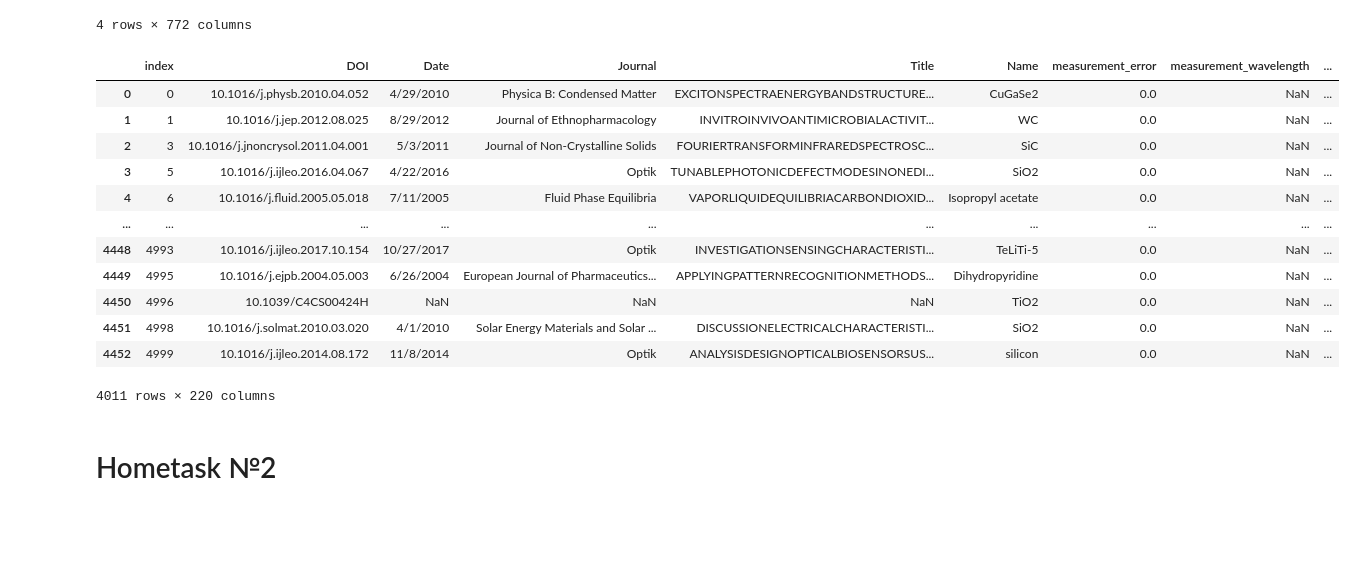
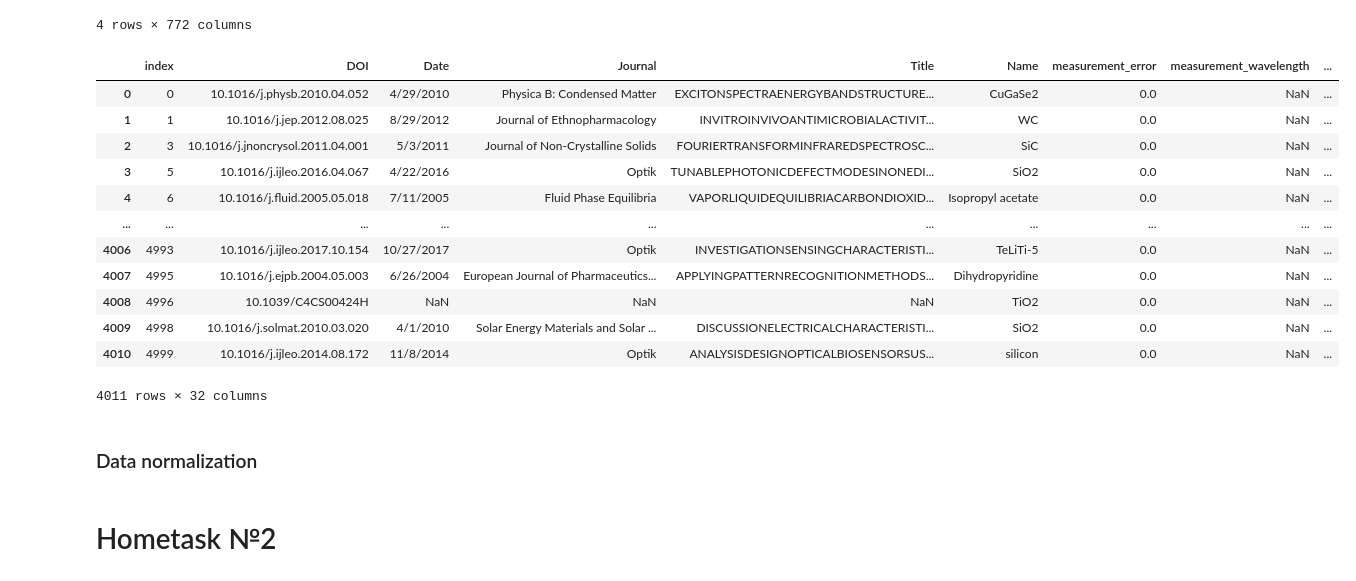
Before and after one commit to AsyaOrlova/ChemAlgorithmsCourse, a Jupyter notebook: hw_1.ipynb, the cells around one changed output. Drawn from its saved outputs; the diff is of its cells as text; code cells hidden in the pictures; blank space fills up the shorter version.

```diff
--- a/hw_1.ipynb
+++ b/hw_1.ipynb
@@ -414,4 +419,5 @@ data.loc[736, 'normalised_name'] = 'CCCC[Sn](CCCC)(CCCC)O[Sn](CCCC)(CCCC)CCCC'
 data.loc[1820, 'normalised_name'] = 'CCCC[Sn](CCCC)(CCCC)O[Sn](CCCC)(CCCC)CCCC'
 data.drop(labels=[536, 614], axis=0, inplace=True) # delete two rows because SMILES can not be corrected
 # %%
-data.to_csv('C:\\Users\\User\Downloads\\data_for_descriptors.tsv', index=False, sep='\t')
+data = pd.read_csv('C:\\Users\\User\Downloads\\data_for_descriptors.tsv', delimiter='\t')
+data.info()
@@ -559,20 +595,22 @@ pd.read_csv('C:\\Users\\User\Downloads\\padel_data.csv')
 | 3 | 0 | 17.07193 | 17 | 7 | 10 | 0 | 5 | 0 | 2 | 0 | ... | ... |
 4 rows × 772 columns
 # %%
-# concatenate initial dataset with descriptors datasets
-df = data.join(rdkit_data)
+# join initial dataset with descriptors datasets
+df = data.join([pubchem_data])
 df
 # %% [output]
 |  | index | DOI | Date | Journal | Title | Name | measurement_error | measurement_wavelength | ... |
 | 0 | 0 | 10.1016/j.physb.2010.04.052 | 4/29/2010 | Physica B: Condensed Matter | EXCITONSPECTRAENERGYBANDSTRUCTURE... | CuGaSe2 | 0.0 | NaN | ... |
 | 1 | 1 | 10.1016/j.jep.2012.08.025 | 8/29/2012 | Journal of Ethnopharmacology | INVITROINVIVOANTIMICROBIALACTIVIT... | WC | 0.0 | NaN | ... |
 | 2 | 3 | 10.1016/j.jnoncrysol.2011.04.001 | 5/3/2011 | Journal of Non-Crystalline Solids | FOURIERTRANSFORMINFRAREDSPECTROSC... | SiC | 0.0 | NaN | ... |
 | 3 | 5 | 10.1016/j.ijleo.2016.04.067 | 4/22/2016 | Optik | TUNABLEPHOTONICDEFECTMODESINONEDI... | SiO2 | 0.0 | NaN | ... |
 | 4 | 6 | 10.1016/j.fluid.2005.05.018 | 7/11/2005 | Fluid Phase Equilibria | VAPORLIQUIDEQUILIBRIACARBONDIOXID... | Isopropyl acetate | 0.0 | NaN | ... |
 | ... | ... | ... | ... | ... | ... | ... | ... | ... | ... |
-| 4448 | 4993 | 10.1016/j.ijleo.2017.10.154 | 10/27/2017 | Optik | INVESTIGATIONSENSINGCHARACTERISTI... | TeLiTi-5 | 0.0 | NaN | ... |
-| 4449 | 4995 | 10.1016/j.ejpb.2004.05.003 | 6/26/2004 | European Journal of Pharmaceutics... | APPLYINGPATTERNRECOGNITIONMETHODS... | Dihydropyridine | 0.0 | NaN | ... |
-| 4450 | 4996 | 10.1039/C4CS00424H | NaN | NaN | NaN | TiO2 | 0.0 | NaN | ... |
-| 4451 | 4998 | 10.1016/j.solmat.2010.03.020 | 4/1/2010 | Solar Energy Materials and Solar ... | DISCUSSIONELECTRICALCHARACTERISTI... | SiO2 | 0.0 | NaN | ... |
-| 4452 | 4999 | 10.1016/j.ijleo.2014.08.172 | 11/8/2014 | Optik | ANALYSISDESIGNOPTICALBIOSENSORSUS... | silicon | 0.0 | NaN | ... |
+| 4006 | 4993 | 10.1016/j.ijleo.2017.10.154 | 10/27/2017 | Optik | INVESTIGATIONSENSINGCHARACTERISTI... | TeLiTi-5 | 0.0 | NaN | ... |
+| 4007 | 4995 | 10.1016/j.ejpb.2004.05.003 | 6/26/2004 | European Journal of Pharmaceutics... | APPLYINGPATTERNRECOGNITIONMETHODS... | Dihydropyridine | 0.0 | NaN | ... |
+| 4008 | 4996 | 10.1039/C4CS00424H | NaN | NaN | NaN | TiO2 | 0.0 | NaN | ... |
+| 4009 | 4998 | 10.1016/j.solmat.2010.03.020 | 4/1/2010 | Solar Energy Materials and Solar ... | DISCUSSIONELECTRICALCHARACTERISTI... | SiO2 | 0.0 | NaN | ... |
+| 4010 | 4999 | 10.1016/j.ijleo.2014.08.172 | 11/8/2014 | Optik | ANALYSISDESIGNOPTICALBIOSENSORSUS... | silicon | 0.0 | NaN | ... |
-4011 rows × 220 columns
+4011 rows × 32 columns
+# %% [markdown]
+### Data normalization
```
Also changed, not shown: parts of 27 cells of this notebook, 2 other files.
